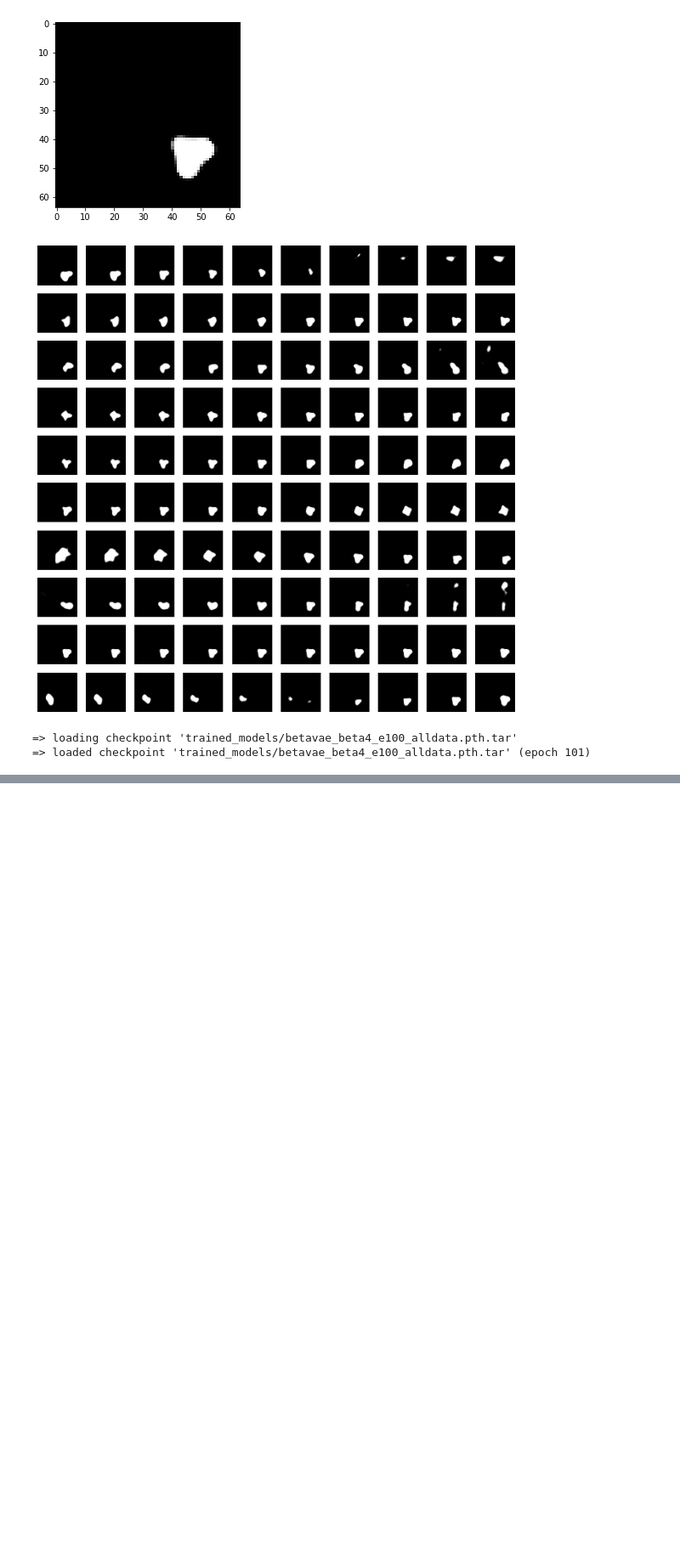
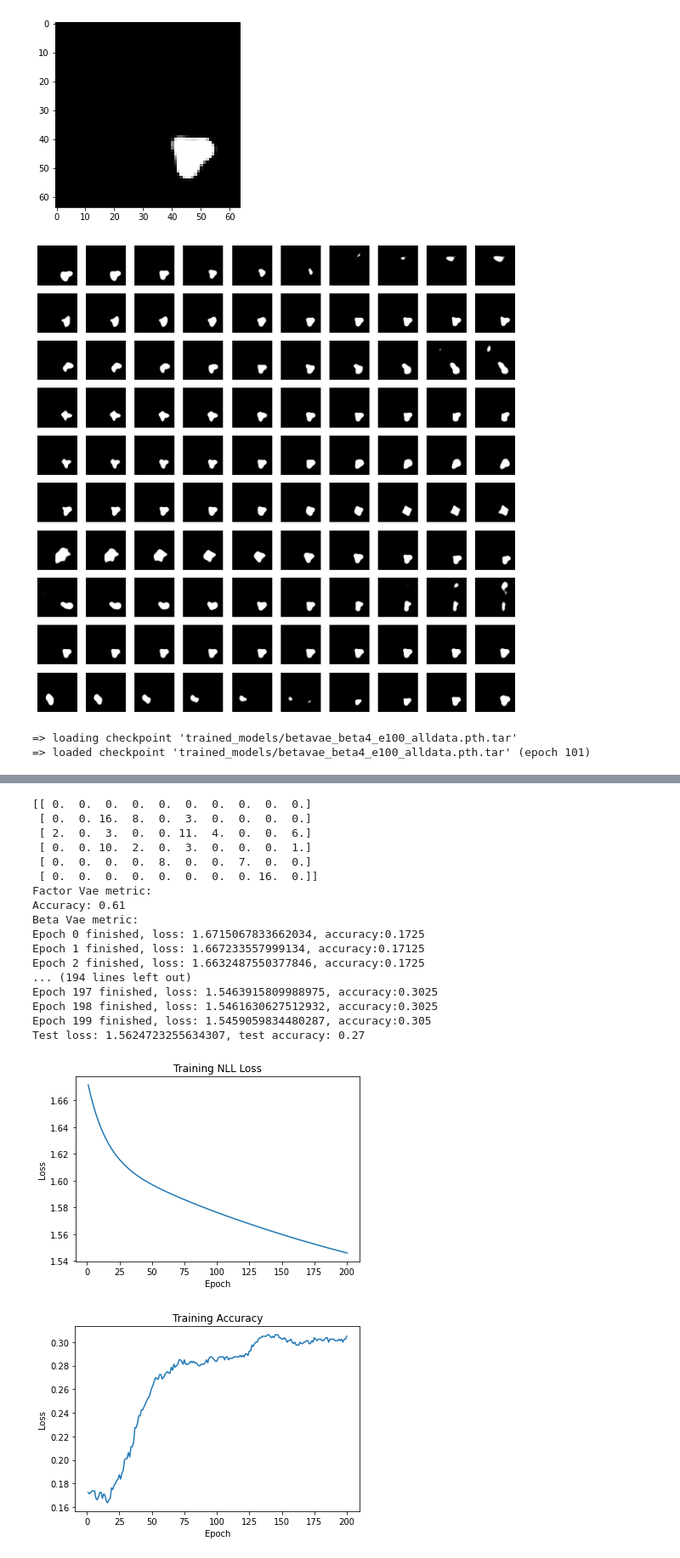
Before and after one commit to hzzhyj/atml, a Jupyter notebook: experiments/BetaVAE.ipynb, the cells around one changed output, grey strips where cells are left out. Shown at 85% size. Drawn from its saved outputs; the diff is of its cells as text; code cells hidden in the pictures; blank space fills up the shorter version.

```diff
--- a/experiments/BetaVAE.ipynb
+++ b/experiments/BetaVAE.ipynb
@@ -214,0 +293,3 @@ plt.show()
+# %%
+model_beta4_e40_alldata = torch.load('trained_models/betavae_beta4_e40_alldata.dat')
+model_beta4_e40_alldata.cpu()
@@ -214,0 +315,30 @@ plt.show()
+# %%
+loss = entanglement_metric_factor_vae(model_beta4_e40_alldata, data_, 100, 1000)
+print("Factor Vae metric: ")
+print("Accuracy: "+str(1-loss))
+print("Beta Vae metric: ")
+classifier = Classifier()
+optimizer = torch.optim.Adam(classifier.parameters(), lr=1e-4)
+losses, accuracies = entanglement_metric_beta_vae(model_beta4_e40_alldata, classifier, optimizer, 200,  data_, 1000, 10)
+plot_loss(losses, "NLL Loss")
+plot_loss(accuracies, "Accuracy")
+# %% [output]
+[[ 0.  0.  0.  0.  0.  0.  0.  0.  0.  0.]
+ [ 0.  0. 16.  8.  0.  3.  0.  0.  0.  0.]
+ [ 2.  0.  3.  0.  0. 11.  4.  0.  0.  6.]
+ [ 0.  0. 10.  2.  0.  3.  0.  0.  0.  1.]
+ [ 0.  0.  0.  0.  8.  0.  0.  7.  0.  0.]
+ [ 0.  0.  0.  0.  0.  0.  0.  0. 16.  0.]]
+Factor Vae metric:
+Accuracy: 0.61
+Beta Vae metric:
+Epoch 0 finished, loss: 1.6715067833662034, accuracy:0.1725
+Epoch 1 finished, loss: 1.667233557999134, accuracy:0.17125
+Epoch 2 finished, loss: 1.6632487550377846, accuracy:0.1725
+... (194 lines left out)
+Epoch 197 finished, loss: 1.5463915809988975, accuracy:0.3025
+Epoch 198 finished, loss: 1.5461630627512932, accuracy:0.3025
+Epoch 199 finished, loss: 1.5459059834480287, accuracy:0.305
+Test loss: 1.5624723255634307, test accuracy: 0.27
+[figure, added]
+[figure, added]
```
Also changed, not shown: parts of 24 cells of this notebook, 5 other files.
